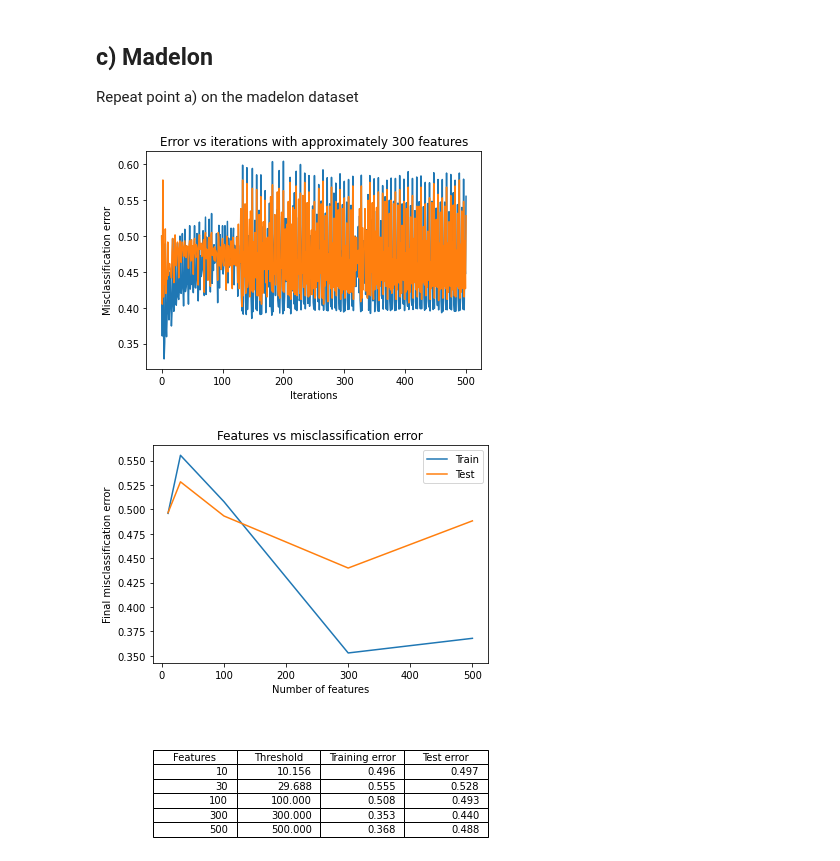
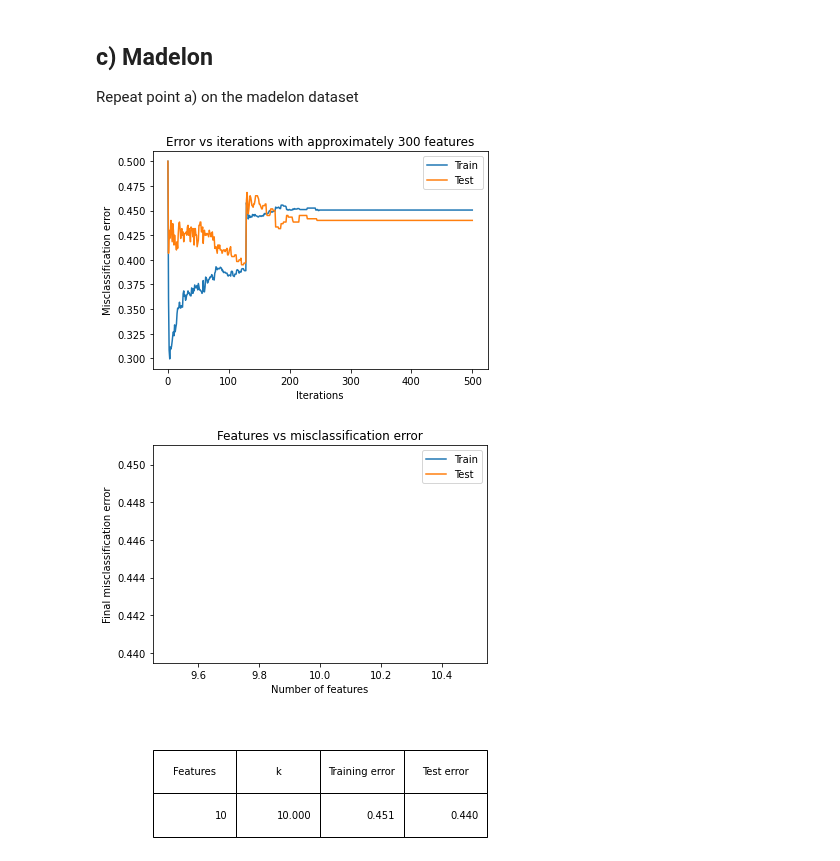
Before and after one commit to Kosaro/MachineLearningAssignments, a Jupyter notebook: FSA.ipynb, the cells around one changed output. Saved outputs shown, nothing was run; the diff lists cells and outputs as text; code cells hidden in the pictures.

```diff
--- a/FSA.ipynb
+++ b/FSA.ipynb
@@ -63,7 +63,8 @@ def normalize(train, *args):
 # %%
 def update_weights(w, x, y):
     learning_rate = 1/x.shape[0]
-    return w - learning_rate * L(w, x, y)
+    #learning_rate = 20
+    return w + learning_rate * L(w, x, y)
 
 def L(w, x, y):
     """
@@ -73,7 +74,10 @@ def L(w, x, y):
     """
     s = 0.0001
     #return (predict(x, w) - y) @ x - 2 * s * np.linalg.norm(w)
-    return (predict(x, w) - y) @ x + 2 * s * np.linalg.norm(w)
+    #return (predict(x, w) - y) @ x + 2 * s * np.linalg.norm(w)
+    #return (predict(x, w) - y) @ x
+    return x.T.dot(y-(1/(1+np.exp(-np.dot(x,w))))) + 2 * s * np.linalg.norm(w)
+    #return x.T.dot(y-(1/(1+np.exp(np.dot(-x,w)))))
 
 def predict(X,w):
     '''
@@ -159,6 +163,7 @@ def plot(features, thresholds, test_errors, train_errors, train_errors_to_plot,
     iteration = list(range(len(train_errors_to_plot)))
     plt.plot(iteration, train_errors_to_plot);
     plt.plot(iteration, test_errors_to_plot);
+    plt.legend(["Train", "Test"])
     plt.xlabel("Iterations")
     plt.ylabel("Misclassification error")
     plt.title("Error vs iterations with approximately 300 features")
@@ -174,7 +179,7 @@ def plot(features, thresholds, test_errors, train_errors, train_errors_to_plot,
     thresholds = [f"{threshold:.3f}" for threshold in thresholds]
     test_errors = [f"{test_error:.3f}" for test_error in test_errors]
     train_errors = [f"{train_error:.3f}" for train_error in train_errors]
-    plt.table(cellText=[*zip(features, thresholds, train_errors, test_errors)], colLabels=['Features','Threshold', 'Training error', 'Test error'],
+    plt.table(cellText=[*zip(features, thresholds, train_errors, test_errors)], colLabels=['Features','k', 'Training error', 'Test error'],
               bbox=[0.0,-0.8, 1,.4], edges="closed" )
     plt.show()
 
@@ -189,7 +194,7 @@ def plot_fsa(x_train, y_train, x_test, y_test, thresholds):
         features.append(num_features)
         train_errors.append(train_error[-1])
         test_errors.append(test_error[-1])
-        if i==1:
+        if i==0:
             train_errors_to_plot = train_error
             test_errors_to_plot = test_error
     plot(features, thresholds, test_errors, train_errors, train_errors_to_plot, test_errors_to_plot)
@@ -225,7 +234,8 @@ train_x, train_y, test_x, test_y = get_madelon()
 # %%
 #calibrate_k(train_x, train_y, test_x, test_y)
 # %%
-plot_fsa(train_x, train_y, test_x, test_y, [10.15625, 29.6875, 100, 300, 500]);
+#plot_fsa(train_x, train_y, test_x, test_y, [10, 30, 100, 300, 500]);
+plot_fsa(train_x, train_y, test_x, test_y, [10]);
 # %% [output]
-[figure, old version]
+[figure, new version]
-[figure, old version]
+[figure, new version]
```
Also changed, not shown: parts of 2 cells of this notebook.
